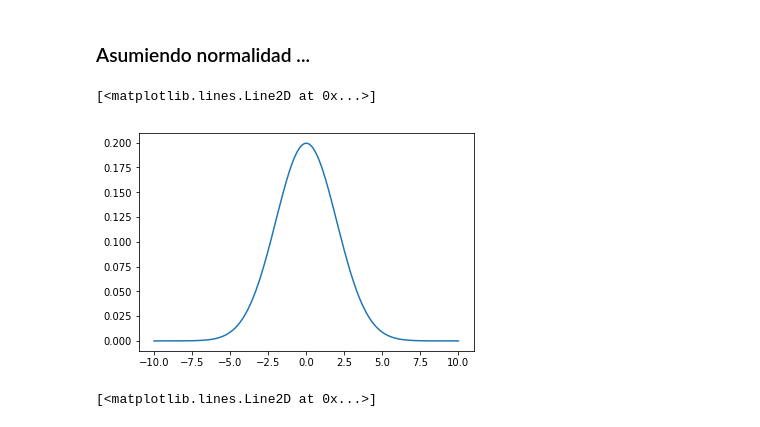
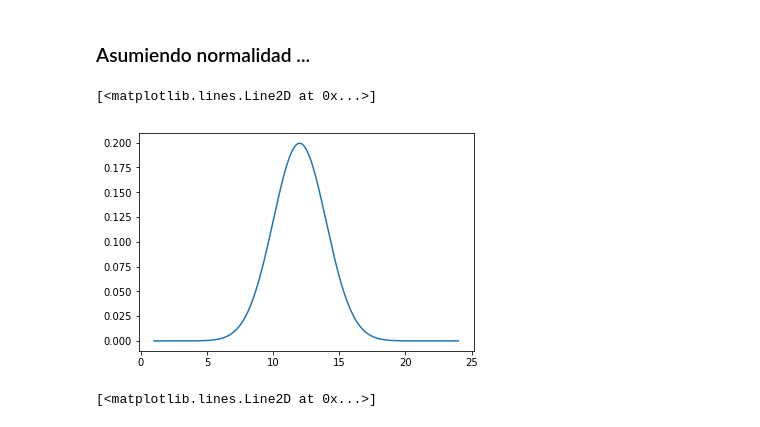
Before and after one commit to ucseml-team/machine-learning-course, a Jupyter notebook: anomaly_detection.ipynb, the cells around one changed output. Saved outputs shown, nothing was run; the diff lists cells and outputs as text; code cells hidden in the pictures.

```diff
--- a/anomaly_detection.ipynb
+++ b/anomaly_detection.ipynb
@@ -36,16 +36,16 @@ Al final, ¿es un problema de clasificación muy desbalanceado?.
 # %%
 import numpy as np
 import matplotlib.pyplot as plt
 from scipy.stats import norm
 %matplotlib inline
 
 # Plot between -10 and 10 with .001 steps.
-x_axis = np.arange(-10, 10, 0.001)
-# Mean = 0, SD = 2.
-plt.plot(x_axis, norm.pdf(x_axis,0,2))
+x_axis = np.arange(1, 24, 0.001)
+# Mean = 12, SD = 2.
+plt.plot(x_axis, norm.pdf(x_axis, 12, 2))
 # %% [output]
 [<matplotlib.lines.Line2D at 0x...>]
-[figure, old version]
+[figure, new version]
 # %%
 x_axis = np.arange(-10, 10, 0.001)
 
```
Also changed, not shown: parts of 11 cells of this notebook, 1 other file.
